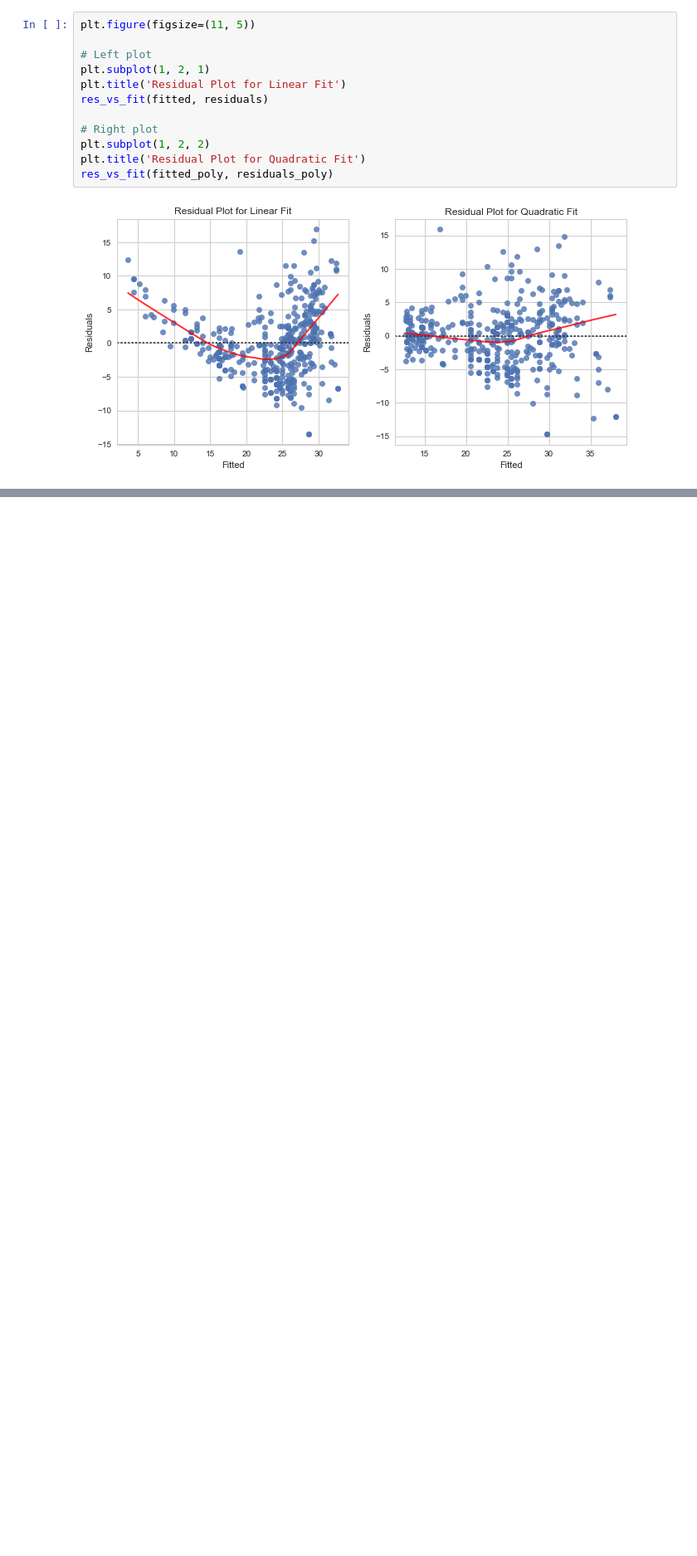
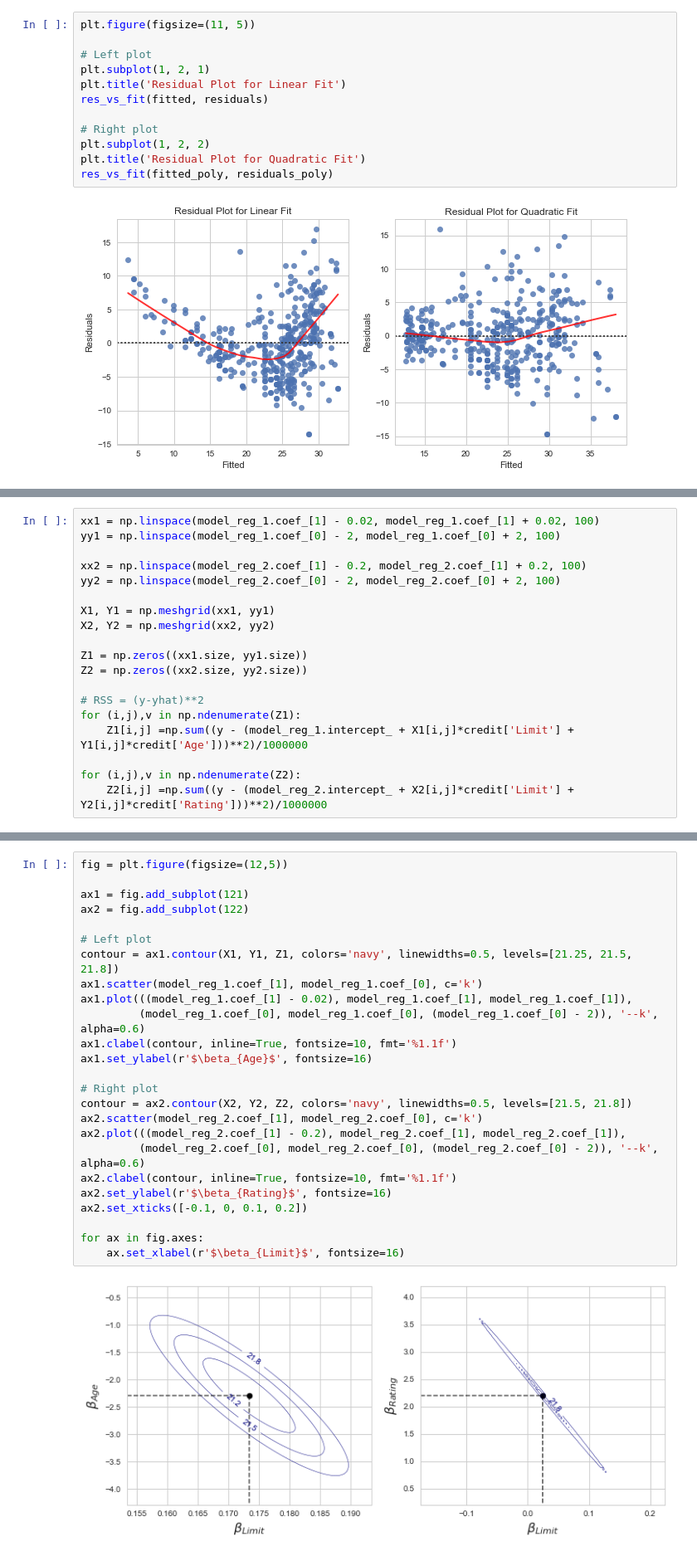
Before and after one commit to ditdili/An_Intro_To_Statistical_Learning, a Jupyter notebook: notebooks/Chapter-3-Linear_Regression.ipynb, the cells around one changed output, grey strips where cells are left out. Shown at 83% size. Cells and saved outputs as stored; diff of their text form; blank space fills up the shorter version.

```diff
--- a/notebooks/Chapter-3-Linear_Regression.ipynb
+++ b/notebooks/Chapter-3-Linear_Regression.ipynb
@@ -428,0 +478,19 @@ res_vs_fit(fitted_poly, residuals_poly)
+# %%
+xx1 = np.linspace(model_reg_1.coef_[1] - 0.02, model_reg_1.coef_[1] + 0.02, 100)
+yy1 = np.linspace(model_reg_1.coef_[0] - 2, model_reg_1.coef_[0] + 2, 100)
+
+xx2 = np.linspace(model_reg_2.coef_[1] - 0.2, model_reg_2.coef_[1] + 0.2, 100)
+yy2 = np.linspace(model_reg_2.coef_[0] - 2, model_reg_2.coef_[0] + 2, 100)
+
+X1, Y1 = np.meshgrid(xx1, yy1)
+X2, Y2 = np.meshgrid(xx2, yy2)
+
+Z1 = np.zeros((xx1.size, yy1.size))
+Z2 = np.zeros((xx2.size, yy2.size))
+
+# RSS = (y-yhat)**2
+for (i,j),v in np.ndenumerate(Z1):
+    Z1[i,j] =np.sum((y - (model_reg_1.intercept_ + X1[i,j]*credit['Limit'] + Y1[i,j]*credit['Age']))**2)/1000000
+
+for (i,j),v in np.ndenumerate(Z2):
+    Z2[i,j] =np.sum((y - (model_reg_2.intercept_ + X2[i,j]*credit['Limit'] + Y2[i,j]*credit['Rating']))**2)/1000000
@@ -428,0 +500,27 @@ res_vs_fit(fitted_poly, residuals_poly)
+# %%
+fig = plt.figure(figsize=(12,5))
+
+ax1 = fig.add_subplot(121)
+ax2 = fig.add_subplot(122)
+
+# Left plot
+contour = ax1.contour(X1, Y1, Z1, colors='navy', linewidths=0.5, levels=[21.25, 21.5, 21.8])
+ax1.scatter(model_reg_1.coef_[1], model_reg_1.coef_[0], c='k')
+ax1.plot(((model_reg_1.coef_[1] - 0.02), model_reg_1.coef_[1], model_reg_1.coef_[1]),
+         (model_reg_1.coef_[0], model_reg_1.coef_[0], (model_reg_1.coef_[0] - 2)), '--k', alpha=0.6)
+ax1.clabel(contour, inline=True, fontsize=10, fmt='%1.1f')
+ax1.set_ylabel(r'$\beta_{Age}$', fontsize=16)
+
+# Right plot
+contour = ax2.contour(X2, Y2, Z2, colors='navy', linewidths=0.5, levels=[21.5, 21.8])
+ax2.scatter(model_reg_2.coef_[1], model_reg_2.coef_[0], c='k')
+ax2.plot(((model_reg_2.coef_[1] - 0.2), model_reg_2.coef_[1], model_reg_2.coef_[1]),
+         (model_reg_2.coef_[0], model_reg_2.coef_[0], (model_reg_2.coef_[0] - 2)), '--k', alpha=0.6)
+ax2.clabel(contour, inline=True, fontsize=10, fmt='%1.1f')
+ax2.set_ylabel(r'$\beta_{Rating}$', fontsize=16)
+ax2.set_xticks([-0.1, 0, 0.1, 0.2])
+
+for ax in fig.axes:
+    ax.set_xlabel(r'$\beta_{Limit}$', fontsize=16)
+# %% [output]
+[figure, added]
```
Also changed, not shown: parts of 19 cells of this notebook.
